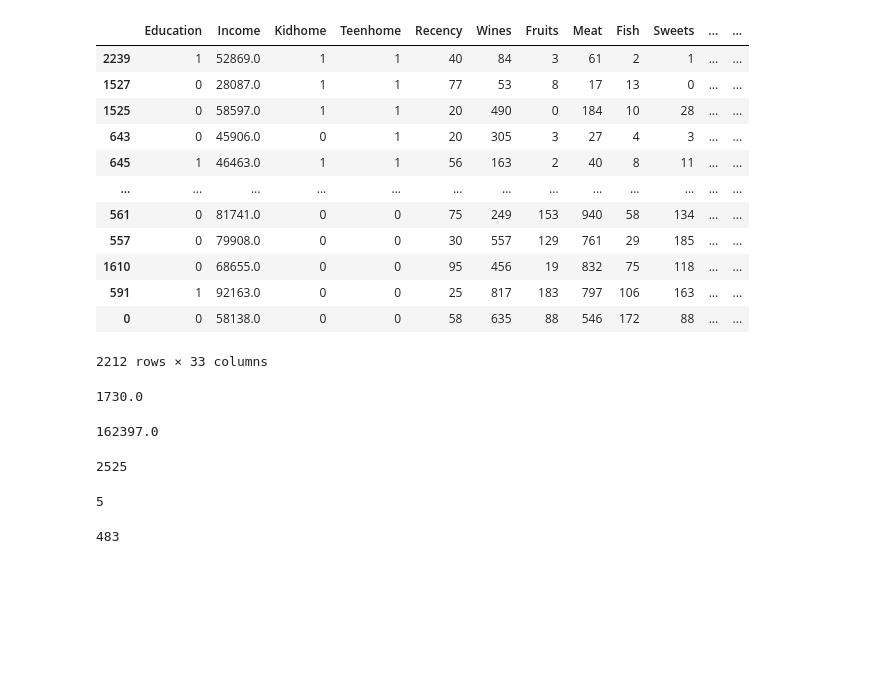
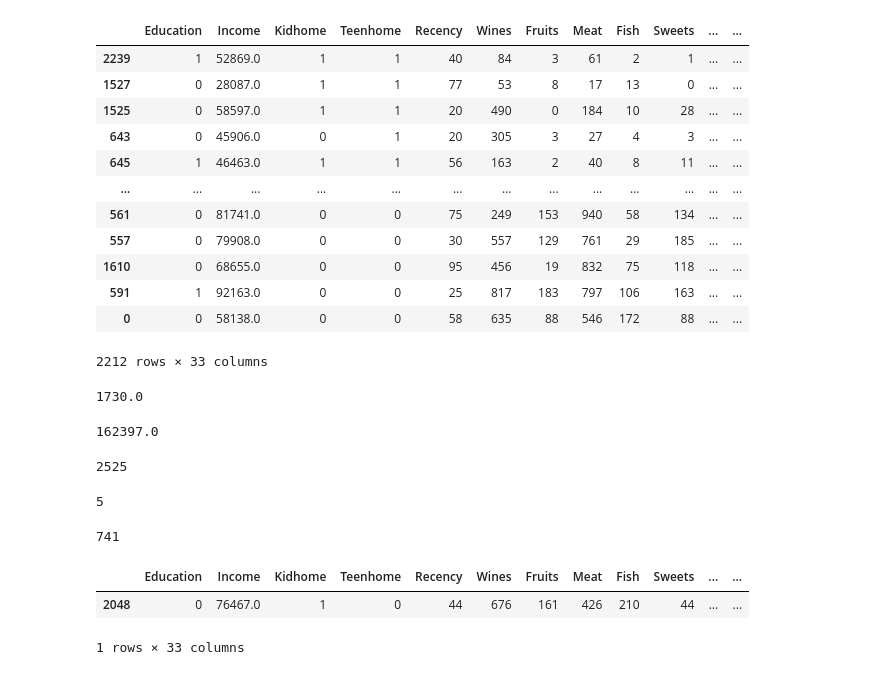
Before and after one commit to baohuy2209/customer-segmentation, a Jupyter notebook: k-means.ipynb, the cells around one changed output. Cells and saved outputs as stored; diff of their text form; code cells hidden in the pictures; blank space fills up the shorter version.

```diff
--- a/k-means.ipynb
+++ b/k-means.ipynb
@@ -838,6 +838,12 @@ data['Spent'].min()
 # %% [output]
 5
 # %%
-len(cluster4['Spent'])
+len(cluster1['Spent'])
 # %% [output]
-483
+741
+# %%
+cluster4[cluster4['Is_Parent']==1]
+# %% [output]
+|  | Education | Income | Kidhome | Teenhome | Recency | Wines | Fruits | Meat | Fish | Sweets | ... | ... |
+| 2048 | 0 | 76467.0 | 1 | 0 | 44 | 676 | 161 | 426 | 210 | 44 | ... | ... |
+1 rows × 33 columns
```
Also changed, not shown: parts of 2 cells of this notebook, 5 other files.
